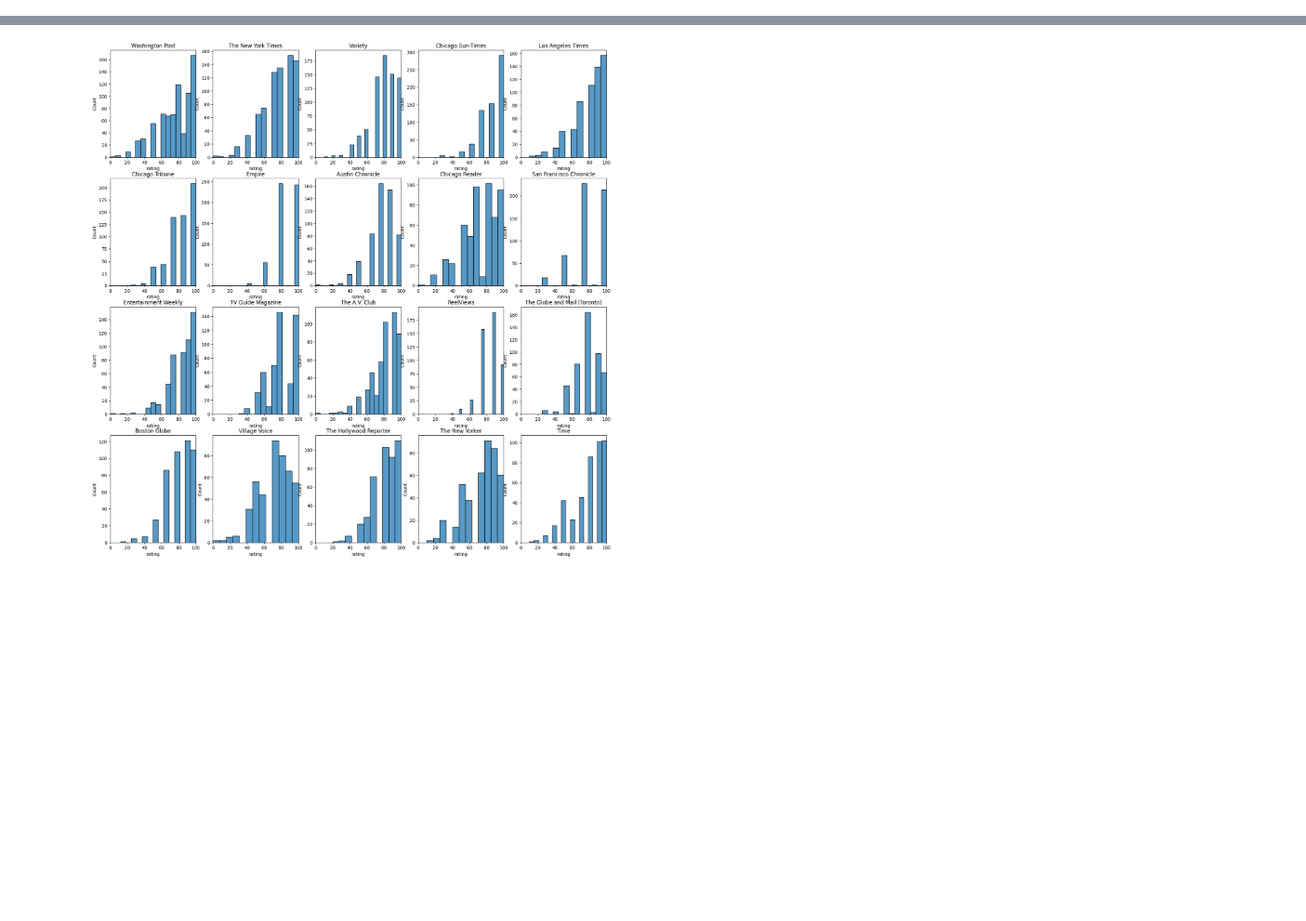
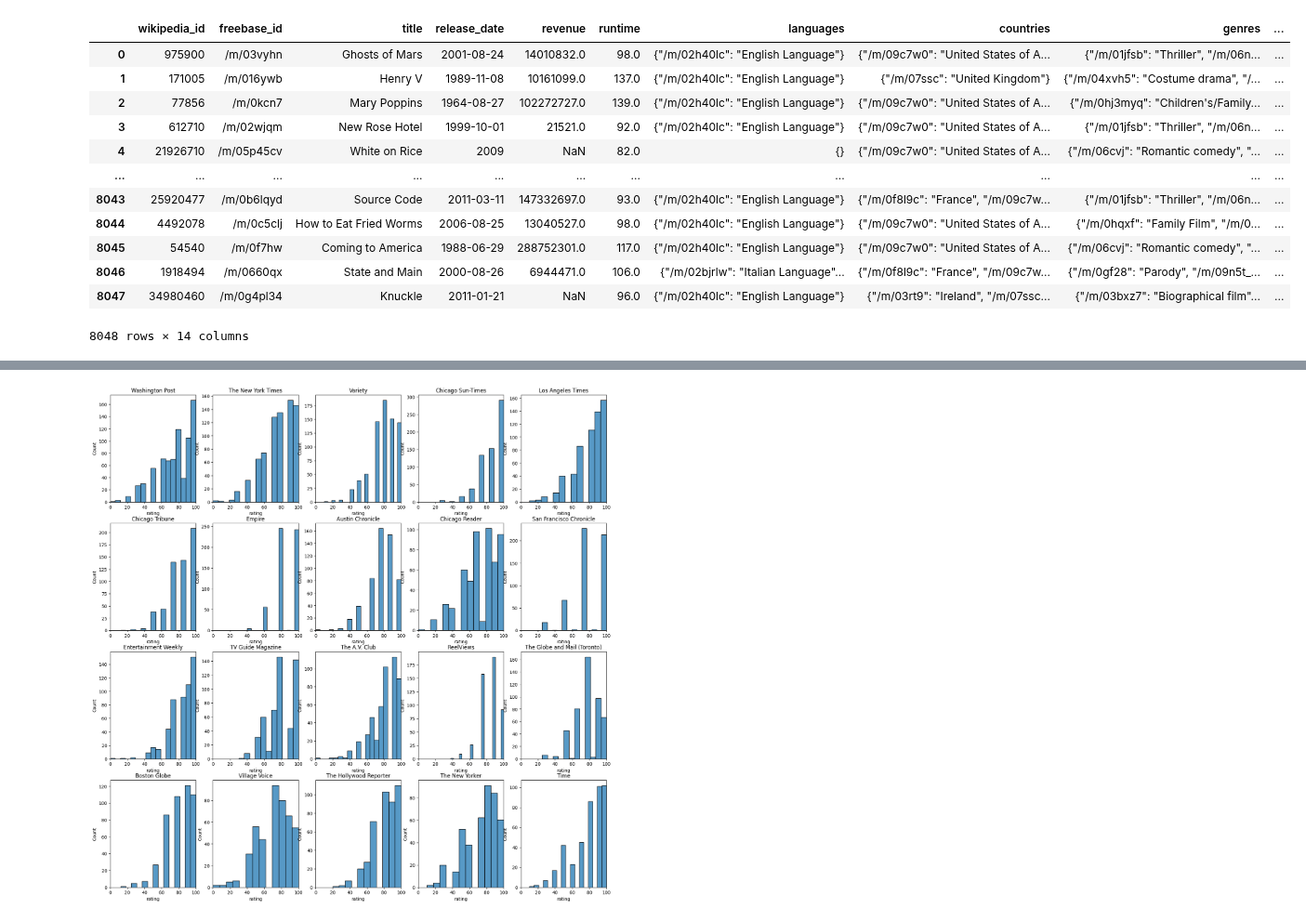
Before and after one commit to epfl-ada/ada-2023-project-radatouille, a Jupyter notebook: milestone_2.ipynb, the cells around one changed output, grey strips where cells are left out. Shown at 93% size. Saved outputs shown, nothing was run; the diff lists cells and outputs as text; code cells hidden in the pictures; blank space fills up the shorter version.

```diff
--- a/milestone_2.ipynb
+++ b/milestone_2.ipynb
@@ -22,0 +36,16 @@ plt.show()
+# %%
+alldata_movies_merged
+# %% [output]
+|  | wikipedia_id | freebase_id | title | release_date | revenue | runtime | languages | countries | genres | ... |
+| 0 | 975900 | /m/03vyhn | Ghosts of Mars | 2001-08-24 | 14010832.0 | 98.0 | {"/m/02h40lc": "English Language"} | {"/m/09c7w0": "United States of A... | {"/m/01jfsb": "Thriller", "/m/06n... | ... |
+| 1 | 171005 | /m/016ywb | Henry V | 1989-11-08 | 10161099.0 | 137.0 | {"/m/02h40lc": "English Language"} | {"/m/07ssc": "United Kingdom"} | {"/m/04xvh5": "Costume drama", "/... | ... |
+| 2 | 77856 | /m/0kcn7 | Mary Poppins | 1964-08-27 | 102272727.0 | 139.0 | {"/m/02h40lc": "English Language"} | {"/m/09c7w0": "United States of A... | {"/m/0hj3myq": "Children's/Family... | ... |
+| 3 | 612710 | /m/02wjqm | New Rose Hotel | 1999-10-01 | 21521.0 | 92.0 | {"/m/02h40lc": "English Language"} | {"/m/09c7w0": "United States of A... | {"/m/01jfsb": "Thriller", "/m/06n... | ... |
+| 4 | 21926710 | /m/05p45cv | White on Rice | 2009 | NaN | 82.0 | {} | {"/m/09c7w0": "United States of A... | {"/m/06cvj": "Romantic comedy", "... | ... |
+| ... | ... | ... | ... | ... | ... | ... | ... | ... | ... | ... |
+| 8043 | 25920477 | /m/0b6lqyd | Source Code | 2011-03-11 | 147332697.0 | 93.0 | {"/m/02h40lc": "English Language"} | {"/m/0f8l9c": "France", "/m/09c7w... | {"/m/01jfsb": "Thriller", "/m/06n... | ... |
+| 8044 | 4492078 | /m/0c5clj | How to Eat Fried Worms | 2006-08-25 | 13040527.0 | 98.0 | {"/m/02h40lc": "English Language"} | {"/m/09c7w0": "United States of A... | {"/m/0hqxf": "Family Film", "/m/0... | ... |
+| 8045 | 54540 | /m/0f7hw | Coming to America | 1988-06-29 | 288752301.0 | 117.0 | {"/m/02h40lc": "English Language"} | {"/m/09c7w0": "United States of A... | {"/m/06cvj": "Romantic comedy", "... | ... |
+| 8046 | 1918494 | /m/0660qx | State and Main | 2000-08-26 | 6944471.0 | 106.0 | {"/m/02bjrlw": "Italian Language"... | {"/m/0f8l9c": "France", "/m/09c7w... | {"/m/0gf28": "Parody", "/m/09n5t_... | ... |
+| 8047 | 34980460 | /m/0g4pl34 | Knuckle | 2011-01-21 | NaN | 96.0 | {"/m/02h40lc": "English Language"} | {"/m/03rt9": "Ireland", "/m/07ssc... | {"/m/03bxz7": "Biographical film"... | ... |
+8048 rows × 14 columns
```
Also changed, not shown: parts of 11 cells of this notebook, 3 other files.
